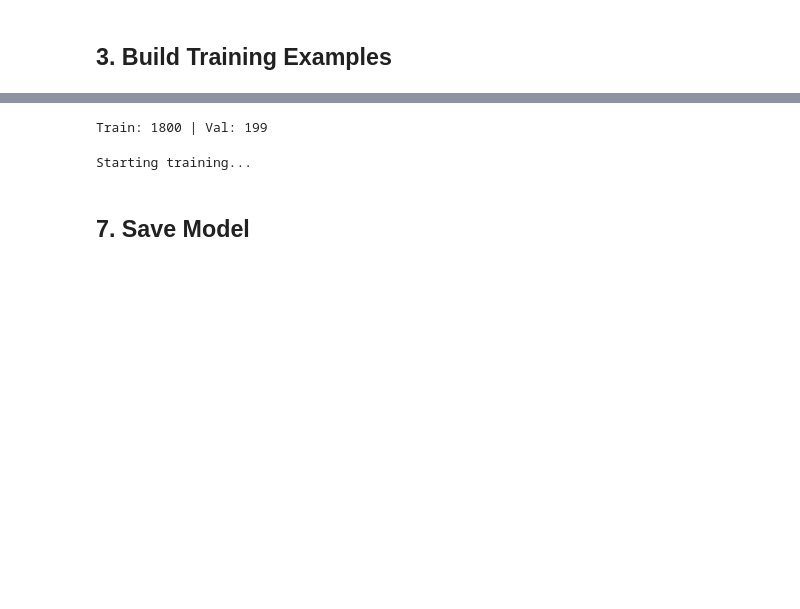
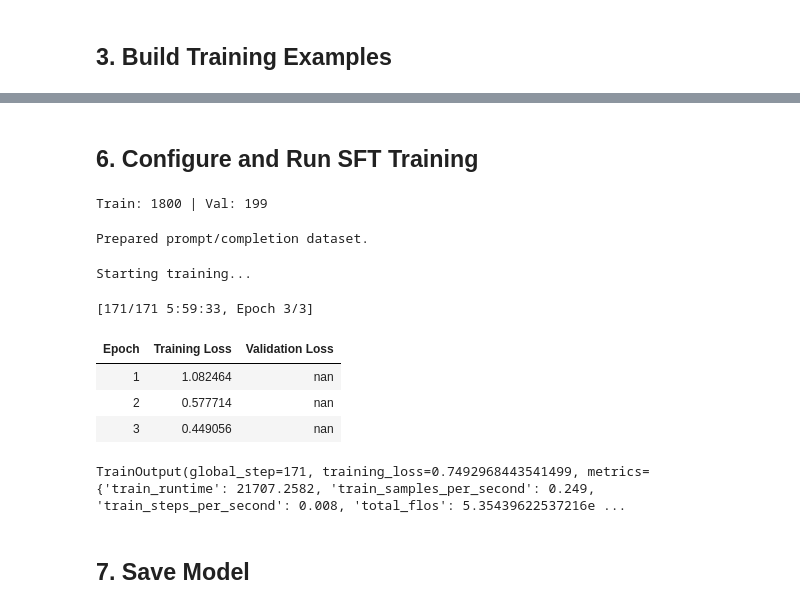
Before and after one commit to screemix/Wikontic, a Jupyter notebook: distillation/distill_wikontic.ipynb, the cells around one changed output, grey strips where cells are left out. Cells and saved outputs as stored; diff of their text form; code cells hidden in the pictures; blank space fills up the shorter version.

Commit message:
Changed training for completion-only task, minor changes to triplet extraction function

```diff
--- a/distillation/distill_wikontic.ipynb
+++ b/distillation/distill_wikontic.ipynb
@@ -248,3 +246,5 @@ trainable params: 3,145,728 || all params: 1,714,522,112 || trainable%: 0.1835
+# %% [markdown]
+## 6. Configure and Run SFT Training
 # %%
 # Fix encoding issue on Windows before importing trl
 from pathlib import Path
@@ -253,7 +253,7 @@ sys.path.insert(0, str(Path(".").resolve()))
 import trl_utf8_fix  # noqa: E402
 
 from trl import SFTTrainer
-from transformers import TrainingArguments
+from trl import SFTConfig
 from datasets import load_dataset
 
 CHECKPOINT_DIR = "./checkpoints/wikontic-full-pipeline"
@@ -270,41 +270,100 @@ ds = DatasetDict({
     "val":   Dataset.from_list(load_jsonl(VAL_OUT)),
 })
 print(f"Train: {len(ds['train'])} | Val: {len(ds['val'])}")
 
 
-# Training arguments
-training_args = TrainingArguments(
+# Pre-process: split each example into prompt / completion columns.
+# This is required for completion_only_loss=True to work (it needs a
+# prompt-completion dataset, not a raw text formatter).
+def split_prompt_completion(example):
+    messages = example["messages"]
+    # Prompt: all turns up to (but not including) the assistant response,
+    # with add_generation_prompt=True so the assistant header is included.
+    prompt = tokenizer.apply_chat_template(
+        messages[:-1],
+        tokenize=False,
+        add_generation_prompt=True,
+    )
+    # Full formatted conversation without a trailing generation prompt.
+    full = tokenizer.apply_chat_template(
+        messages,
+        tokenize=False,
+        add_generation_prompt=False,
+    )
+    # Completion is everything after the prompt prefix.
+    completion = full[len(prompt):]
+    # Ensure the completion ends with EOS so the model learns to stop.
+    if not completion.endswith(tokenizer.eos_token):
+        completion += tokenizer.eos_token
+    return {"prompt": prompt, "completion": completion}
+
+
+ds["train"] = ds["train"].map(split_prompt_completion, remove_columns=["messages"])
+ds["val"]   = ds["val"].map(split_prompt_completion, remove_columns=["messages"])
+print("Prepared prompt/completion dataset.")
+
+# Drop any examples where completion is empty (would produce NaN in eval loss)
+def has_nonempty_completion(example):
+    return bool(example.get("completion", "").strip())
+
+ds["train"] = ds["train"].filter(has_nonempty_completion)
+ds["val"]   = ds["val"].filter(has_nonempty_completion)
+print(f"After filtering empty completions -- Train: {len(ds['train'])} | Val: {len(ds['val'])}")
+
+
+# Training arguments with completion-only loss
+# This ensures model only learns to predict assistant responses, not system/user prompts
+training_args = SFTConfig(
     output_dir=CHECKPOINT_DIR,
     num_train_epochs=3,
-    per_device_train_batch_size=4,
-    gradient_accumulation_steps=4,       # effective batch = 16
-    learning_rate=2e-4,
+    per_device_train_batch_size=8,
+    gradient_accumulation_steps=4,       # effective batch = 32
+    learning_rate=5e-5,
     lr_scheduler_type="cosine",
     warmup_steps=100,
     max_grad_norm=0.3,
     bf16=True,
     logging_steps=10,
     eval_strategy="epoch",
     save_strategy="epoch",
     save_total_limit=1,
     report_to="none",
+    completion_only_loss=True,  # KEY: Only train on assistant responses
+    seed=42,
 )
 
+# Clamp extreme logits during eval to avoid bf16 overflow → NaN loss
+def preprocess_logits_for_metrics(logits, labels):
+    if isinstance(logits, tuple):
+        logits = logits[0]
+    # Cast to fp32 and clamp to a safe range before metrics/loss computation
+    return logits.float().clamp(min=-50, max=50)
+
 # SFT Trainer - model is already a PeftModel
+# NOTE: We do NOT pass formatting_func because the dataset is already in
+# prompt-completion format, which SFTTrainer natively supports for
+# completion-only loss.
 trainer = SFTTrainer(
     model=model,
     args=training_args,
     train_dataset=ds["train"],
     eval_dataset=ds["val"],
-    processing_class=tokenizer,  # new API: processing_class instead of tokenizer
-    formatting_func=lambda x: x["text"],
+    processing_class=tokenizer,
+    preprocess_logits_for_metrics=preprocess_logits_for_metrics,
 )
 
 print("Starting training...")
 trainer.train()
 # %% [output]
 Train: 1800 | Val: 199
-Starting training...
+Prepared prompt/completion dataset.
+Starting training...
+[171/171 5:59:33, Epoch 3/3]
+| Epoch | Training Loss | Validation Loss |
+| 1 | 1.082464 | nan |
+| 2 | 0.577714 | nan |
+| 3 | 0.449056 | nan |
+TrainOutput(global_step=171, training_loss=0.7492968443541499, metrics={'train_runtime': 21707.2582, 'train_samples_per_second': 0.249, 'train_steps_per_second': 0.008, 'total_flos': 5.35439622537216e ...
 # %% [markdown]
 ## 7. Save Model
 # %%
```
Also changed, not shown: parts of 23 cells of this notebook.
